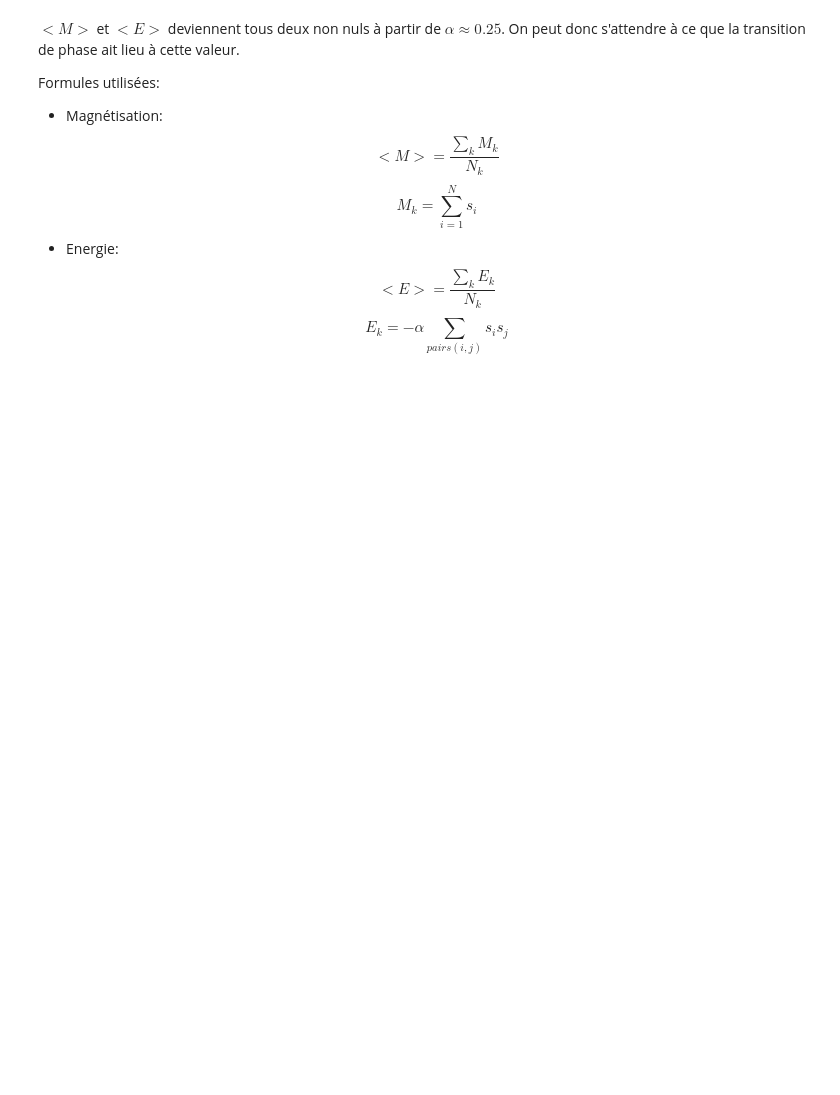
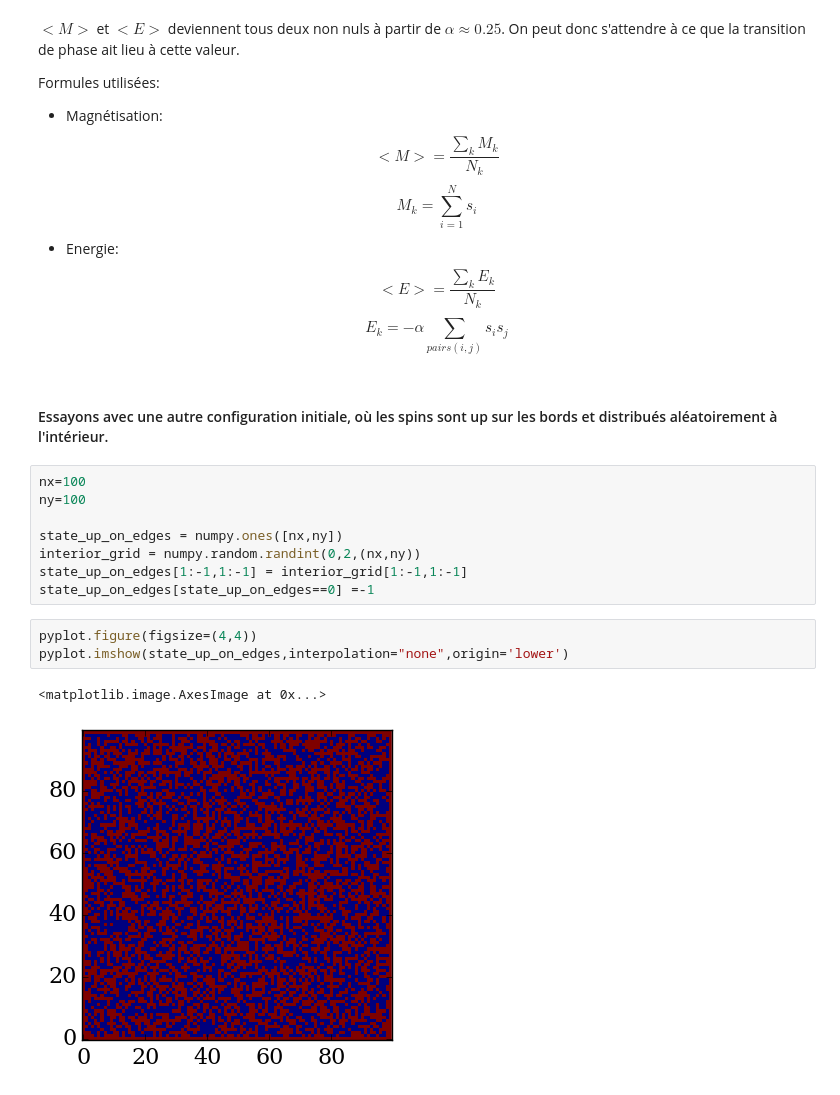
Before and after one commit to be-rays/Module6_MonteCarlo, a Jupyter notebook: Monte-Carlo.ipynb, the cells around one changed output. Cells and saved outputs as stored; diff of their text form; blank space fills up the shorter version.

```diff
--- a/Monte-Carlo.ipynb
+++ b/Monte-Carlo.ipynb
@@ -796,3 +812,19 @@ $$<E> = \frac{\sum_k E_k}{N_k}
 $$
 $$
 E_k=-\alpha\sum_{pairs(i,j)} s_i s_j$$
+# %% [markdown]
+#### Essayons avec une autre configuration initiale, où les spins sont up sur les bords et distribués aléatoirement à l'intérieur.
+# %%
+nx=100
+ny=100
+
+state_up_on_edges = numpy.ones([nx,ny])
+interior_grid = numpy.random.randint(0,2,(nx,ny))
+state_up_on_edges[1:-1,1:-1] = interior_grid[1:-1,1:-1]
+state_up_on_edges[state_up_on_edges==0] =-1
+# %%
+pyplot.figure(figsize=(4,4))
+pyplot.imshow(state_up_on_edges,interpolation="none",origin='lower')
+# %% [output]
+<matplotlib.image.AxesImage at 0x...>
+[figure, added]
```
Also changed, not shown: parts of 32 cells of this notebook.
